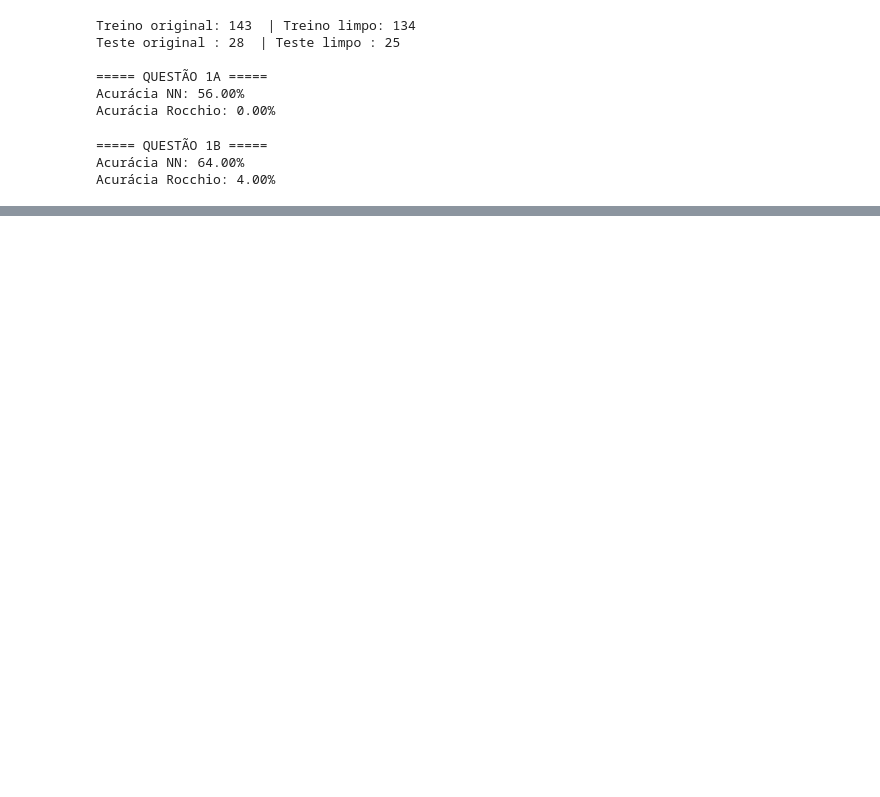
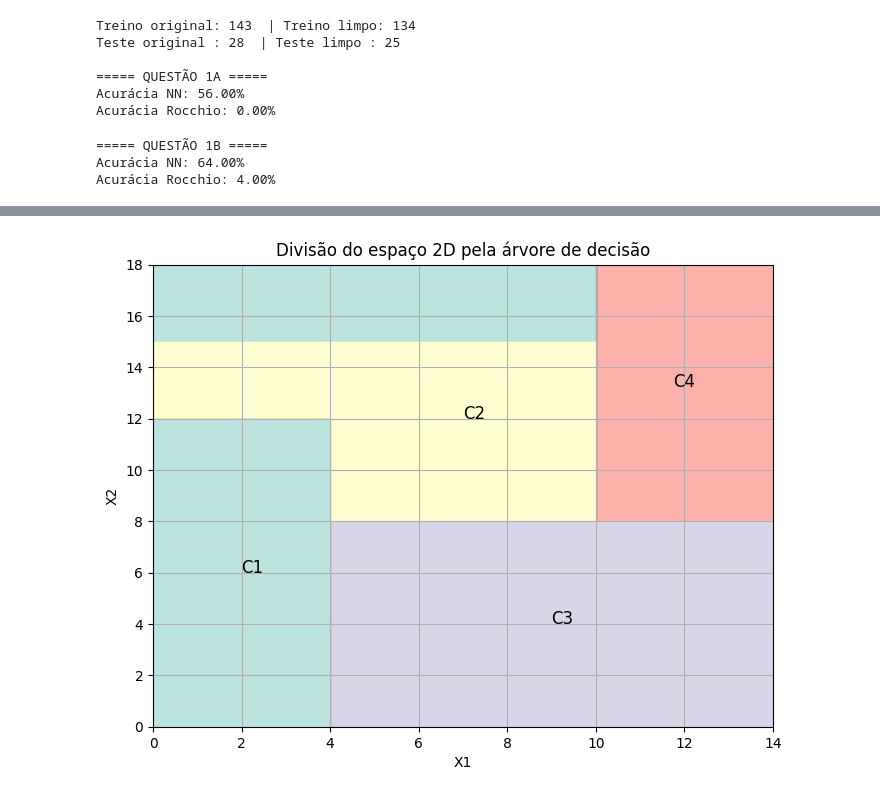
Before and after one commit to guxtaavo/data_mining_work, a Jupyter notebook: app.ipynb, the cells around one changed output, grey strips where cells are left out. Drawn from its saved outputs; the diff is of its cells as text; code cells hidden in the pictures; blank space fills up the shorter version.

```diff
--- a/app.ipynb
+++ b/app.ipynb
@@ -323,6 +373,65 @@ Acurácia NN (scikit-learn): 89.9497487437186
 # %%
 # Questão 6
 # B)
+import matplotlib.pyplot as plt
+from matplotlib.colors import ListedColormap
+
+def decision_tree_class(x1, x2):
+    """
+    Função que implementa a árvore de decisão para classificar pontos no espaço 2D
+    """
+    # C3
+    if x1 > 4 and x2 <= 8:
+        return 3
+
+    # Lado esquerdo (X1 <= 4)
+    if x1 <= 4:
+        if x2 <= 12:
+            return 1      # C1
+        elif x2 <= 15:
+            return 2      # C2
+        else:
+            return 1      # C1
+
+    # Lado direito superior
+    if x1 > 4 and x2 > 8:
+        if x1 > 10:
+            return 4      # C4
+        else:
+            if x2 > 15:
+                return 1  # C1
+            else:
+                return 2  # C2
+
+# Geração da malha
+x1_vals = np.linspace(0, 14, 400)
+x2_vals = np.linspace(0, 18, 400)
+X1, X2 = np.meshgrid(x1_vals, x2_vals)
+
+Z = np.zeros(X1.shape)
+
+for i in range(X1.shape[0]):
+    for j in range(X1.shape[1]):
+        Z[i, j] = decision_tree_class(X1[i, j], X2[i, j])
+
+cmap = ListedColormap(["#8dd3c7", "#ffffb3", "#bebada", "#fb8072"])
+
+plt.figure(figsize=(8, 6))
+plt.contourf(X1, X2, Z, alpha=0.6, cmap=cmap)
+
+# Classe labels
+plt.text(2, 6, "C1", fontsize=12)
+plt.text(7, 12, "C2", fontsize=12)
+plt.text(9, 4, "C3", fontsize=12)
+plt.text(11.75, 13.25, "C4", fontsize=12)
+
+plt.xlabel("X1")
+plt.ylabel("X2")
+plt.title("Divisão do espaço 2D pela árvore de decisão")
+plt.grid(True)
+plt.show()
+# %% [output]
+[figure, added]
 # %%
 # Questão 6
 # C)
```
Also changed, not shown: parts of 11 cells of this notebook.
